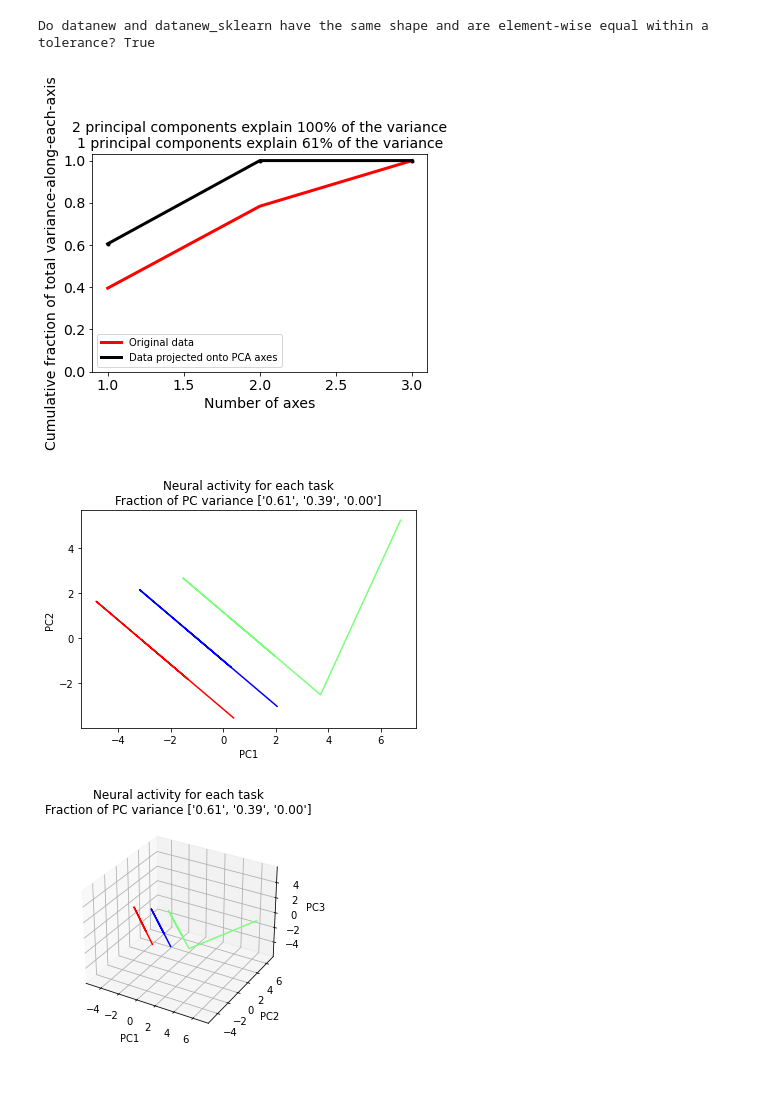
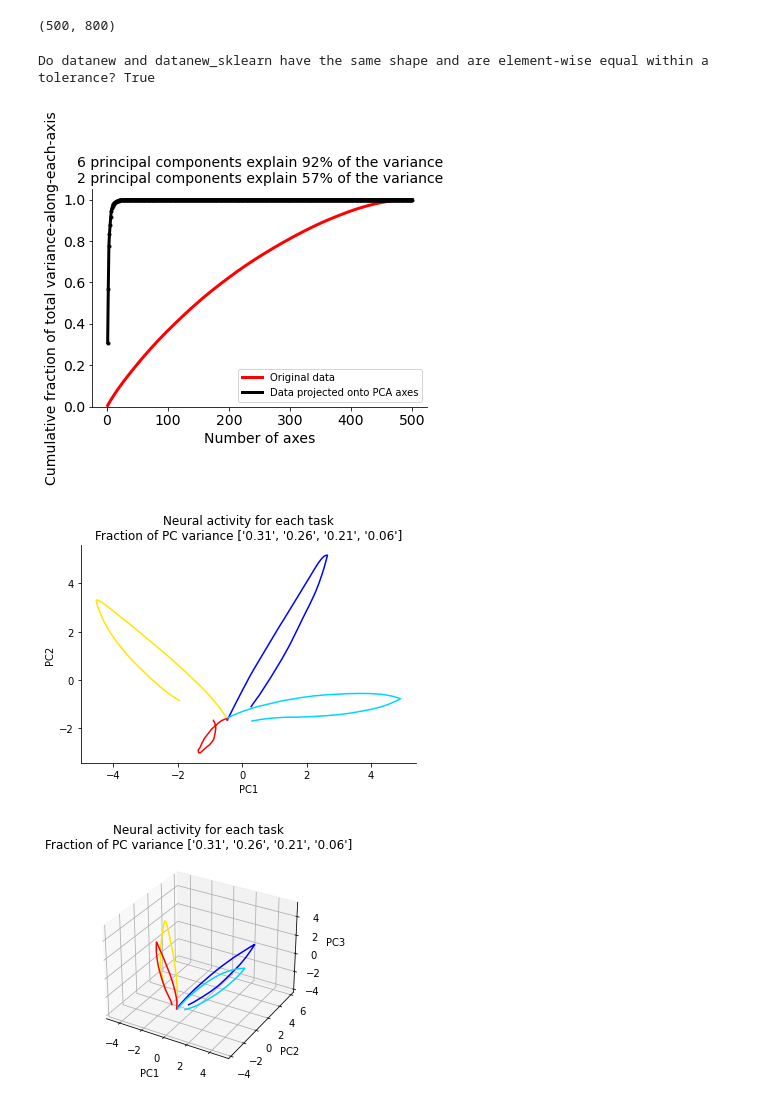
Before and after one commit to hummosa/MD-reservoir, a Jupyter notebook: analysis/reducing_dimensions.ipynb, the cells around one changed output. Drawn from its saved outputs; the diff is of its cells as text; code cells hidden in the pictures.

```diff
--- a/analysis/reducing_dimensions.ipynb
+++ b/analysis/reducing_dimensions.ipynb
@@ -0,0 +1,27 @@
+# %%
+# %%
+##############################################################
+############### Plotting PCA components for MD reservoir network
+##############################################################
+import matplotlib as mpl
+
+mpl.rcParams['figure.dpi'] = 200
+mpl.rcParams['axes.spines.left'] = True
+mpl.rcParams['axes.spines.right'] = False
+mpl.rcParams['axes.spines.top'] = False
+mpl.rcParams['axes.spines.bottom'] = True
+
+import matplotlib.pyplot as plt
+import numpy as np
+import os, re, sys
+import pickle
+from tqdm import tqdm
+sys.path.append('./../')
+file_format= 'JPG'
+# %%
+exp_name = 'data_run/MD_ablation'
+results_folder = './../results/'
+#get files
+files = os.listdir( results_folder  + exp_name+'/')
+log_files = [file for file in files if 'log' in file]
+print(log_files)
@@ -0,0 +30,8 @@
+# %%
+# log = np.load(results_folder+exp_name+'/' +log_files[2], allow_pickle=True).item() # this is full model with mul oon.
+# idx = [2200, 2205, 2803, 2807]
+log = np.load(results_folder+exp_name+'/' +log_files[0], allow_pickle=True).item()  # Mul off but still with decent md_context_modulation But look context errors below.
+idx = [2200, 2204, 2803, 2805]
+
+for id in idx:
+    print(f'inputs {log.Inputs[id]} MD {log.MDrates.mean(1)[id,0]}')
@@ -1,4 +49,12 @@
+# %%
+# PFCrates 3000 Ntrain, 200 time steps, 500 neurons
+rates = np.vstack( [log.PFCrates[id, :, :] for id in idx])
+rates = rates.T
+rates.shape
+# %% [output]
+(500, 800)
 # %%
+
 #-----------------------------------------------------------------------------
 #                   principal component analysis (PCA)
 #-----------------------------------------------------------------------------
@@ -23,6 +79,9 @@ numTforeachtask = np.array([numT_task1, numT_task2, numT_task3])
 data = np.concatenate((data_task1, data_task2, data_task3), axis=1)# numneurons x numT array, where numT = numT_task1 + numT_task2 + ...
 assert np.sum(numTforeachtask)==data.shape[1], "Error: the sum of the elements in numTforeachtask should be the same as the number of columns of data."
 
+numT_task1 = 200
+numTforeachtask = np.array([numT_task1]*len(idx))
+data = rates
 # Ali, you shouldn't need to modify any code below this line.
 #-----------------------------------------------------------------------------
 
@@ -117,33 +176,33 @@ ax.set_ylabel('PC2')
 ax.set_title("Neural activity for each task\nFraction of PC variance {t}".format(t = list(map('{:.2f}'.format,fraction[0:4]))))# https://stackoverflow.com/questions/52823128/unsupported-format-string-passed-to-numpy-ndarray
 
 
 plt.figure()# 3D PCA trajectory
 ax = plt.axes(projection='3d')
 istart = np.concatenate((np.array([0]), np.cumsum(numTforeachtask)[0:-1]))# istart[j] is the starting index of the neural trajectory for task j
 iend = np.cumsum(numTforeachtask)# iend[j] is the ending index of the neural trajectory for task j
 for i in range(numtasks):
     ax.plot3D(datanew[0,istart[i]:iend[i]], datanew[1,istart[i]:iend[i]], datanew[2,istart[i]:iend[i]], '-', c=colormap[i,:])
 ax.set_xlabel('PC1')
 ax.set_ylabel('PC2')
 ax.set_zlabel('PC3')
 plt.title("Neural activity for each task\nFraction of PC variance {t}".format(t = list(map('{:.2f}'.format,fraction[0:4]))))# https://stackoverflow.com/questions/52823128/unsupported-format-string-passed-to-numpy-ndarray
 # Create cubic bounding box to simulate equal aspect ratio
 X = datanew[0,:]
 Y = datanew[1,:]
 Z = datanew[2,:]
 max_range = np.array([X.max()-X.min(), Y.max()-Y.min(), Z.max()-Z.min()]).max()
 Xb = 0.5*max_range*np.mgrid[-1:2:2,-1:2:2,-1:2:2][0].flatten() + 0.5*(X.max()+X.min())
 Yb = 0.5*max_range*np.mgrid[-1:2:2,-1:2:2,-1:2:2][1].flatten() + 0.5*(Y.max()+Y.min())
 Zb = 0.5*max_range*np.mgrid[-1:2:2,-1:2:2,-1:2:2][2].flatten() + 0.5*(Z.max()+Z.min())
 # Comment or uncomment following both lines to test the fake bounding box:
 for xb, yb, zb in zip(Xb, Yb, Zb):
    ax.plot([xb], [yb], [zb], 'w')
 plt.grid()
 plt.show()
 # https://stackoverflow.com/questions/49027061/matplotlib-3d-remove-axis-ticks-draw-upper-edge-border
 # https://stackoverflow.com/questions/13685386/matplotlib-equal-unit-length-with-equal-aspect-ratio-z-axis-is-not-equal-to
 # %% [output]
 Do datanew and datanew_sklearn have the same shape and are element-wise equal within a tolerance? True
-[figure, old version]
+[figure, new version]
-[figure, old version]
+[figure, new version]
-[figure, old version]
+[figure, new version]
```
Also changed, not shown: parts of 3 cells of this notebook, 6 other files.
